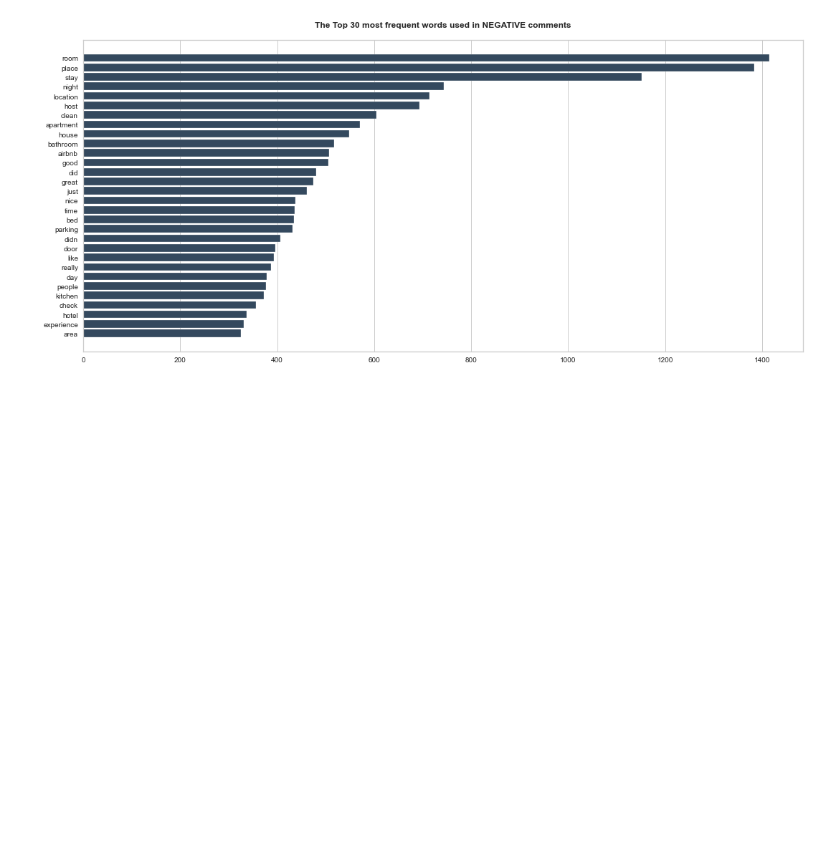
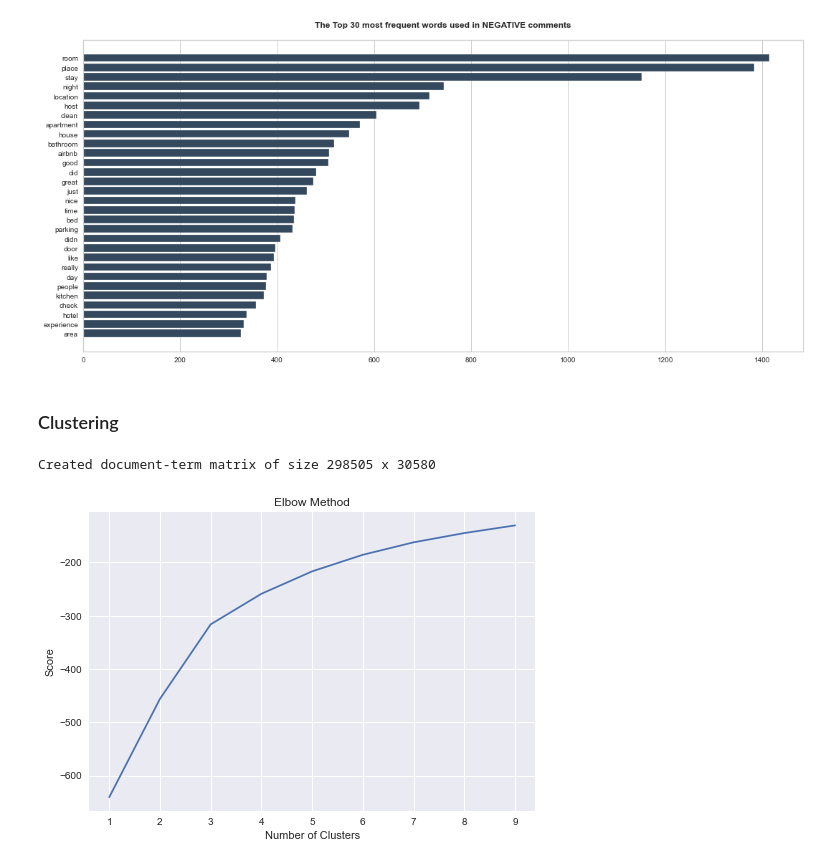
Before and after one commit to LingxingG/Data-Mining-Project, a Jupyter notebook: Tanny/Reviews Pre-processing.ipynb, the cells around one changed output. Drawn from its saved outputs; the diff is of its cells as text; code cells hidden in the pictures; blank space fills up the shorter version.

```diff
--- a/Tanny/Reviews Pre-processing.ipynb
+++ b/Tanny/Reviews Pre-processing.ipynb
@@ -506,3 +586,17 @@ visualizer.fit(docs)
 visualizer.poof;
 # %% [output]
 [figure]
+# %% [markdown]
+### Clustering
+# %%
+vectorizer_40k = TfidfVectorizer(min_df = 1, ngram_range = (1,1),
+                             stop_words =  my_stop_words[0:40000], max_features = 7000)
+
+tfidf_40k = vectorizer_10k.fit_transform(my_stop_words[0:40000])
+print("Created document-term matrix of size %d x %d" % (tfidf.shape[0],tfidf.shape[1]))
+
+tf_idf_norm = normalize(tfidf_40k)
+
+tf_idf_array = tf_idf_norm.toarray()
+# %% [output]
+Created document-term matrix of size 298505 x 30580
@@ -508,0 +605,21 @@ visualizer.poof;
+# %%
+tf_idf_array = tf_idf_array.astype("float16")
+# %%
+sklearn_pca = PCA(n_components = 2)
+Y_sklearn = sklearn_pca.fit_transform(tf_idf_array)
+# %%
+number_clusters = range(1, 10)
+
+kmeans = [KMeans(n_clusters=i, max_iter = 600) for i in number_clusters]
+kmeans
+
+score = [kmeans[i].fit(Y_sklearn).score(Y_sklearn) for i in range(len(kmeans))]
+score
+
+plt.plot(number_clusters, score)
+plt.xlabel('Number of Clusters')
+plt.ylabel('Score')
+plt.title('Elbow Method')
+plt.show()
+# %% [output]
+[figure, added]
```
Also changed, not shown: parts of 33 cells of this notebook.
